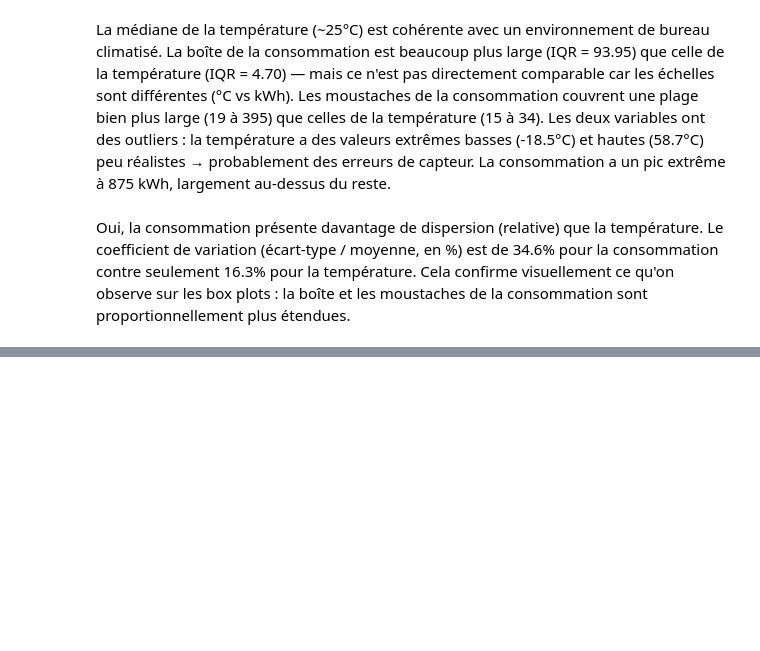
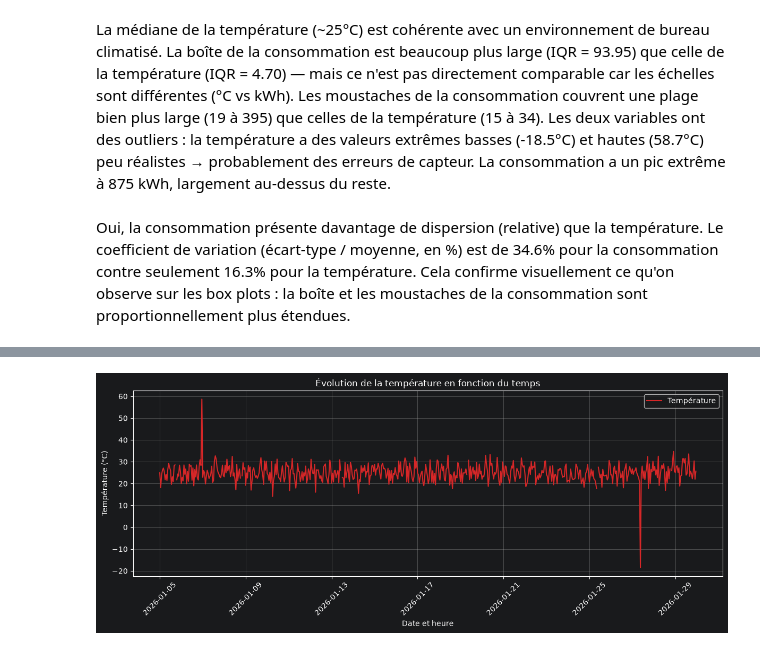
Before and after one commit to Abdouaziz2/atelier_matplotlib_iot, a Jupyter notebook: notebooks/atelier_matplotlib_iot.ipynb, the cells around one changed output, grey strips where cells are left out. Cells and saved outputs as stored; diff of their text form; code cells hidden in the pictures; blank space fills up the shorter version.

```diff
--- a/notebooks/atelier_matplotlib_iot.ipynb
+++ b/notebooks/atelier_matplotlib_iot.ipynb
@@ -369,0 +520,25 @@ Oui, la consommation présente davantage de dispersion (relative) que la tempér
+# %%
+# ===== RECREATION DU GRAPHIQUE (température en fonction du temps) =====
+df_sorted = df.sort_values("date_heure")
+
+plt.figure(figsize=(12, 5))
+plt.plot(df_sorted["date_heure"], df_sorted["temperature"], label="Température", color="tab:red")
+plt.title("Évolution de la température en fonction du temps")
+plt.xlabel("Date et heure")
+plt.ylabel("Température (°C)")
+plt.legend()
+plt.grid(True)
+plt.xticks(rotation=45)
+plt.tight_layout()
+
+# ===== 1) SAUVEGARDE EN PNG =====
+# IMPORTANT : savefig() doit être appelé AVANT plt.show(), sinon le fichier sera vide
+plt.savefig("../exports/temperature.png", dpi=300)
+
+# ===== 2) SAUVEGARDE EN PDF =====
+plt.savefig("../exports/temperature.pdf")
+
+# ===== AFFICHAGE (en dernier) =====
+plt.show()
+# %% [output]
+[figure, added]
```
Also changed, not shown: parts of 12 cells of this notebook, 2 other files.
